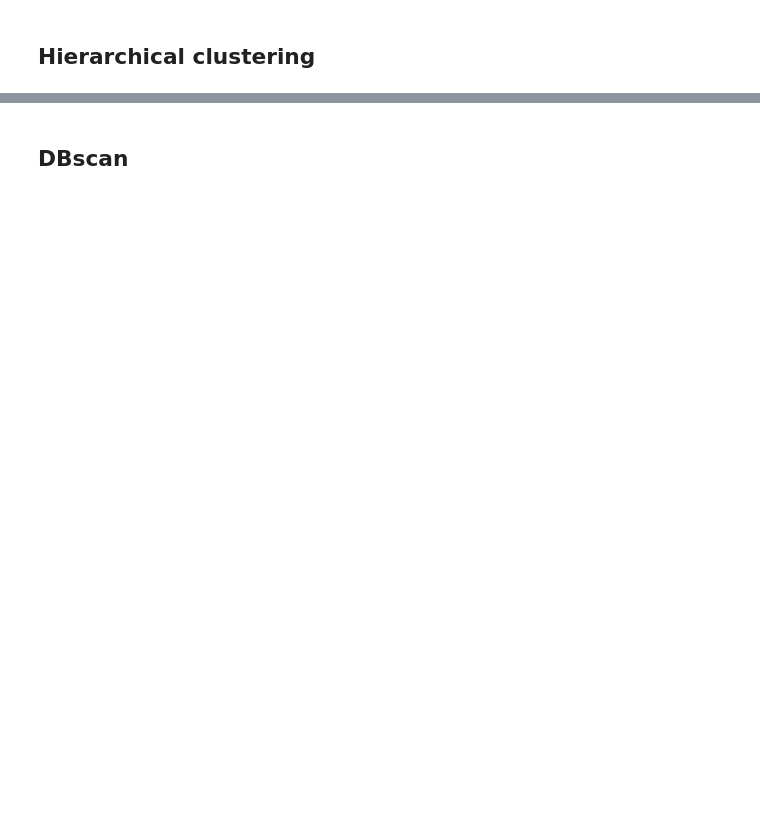
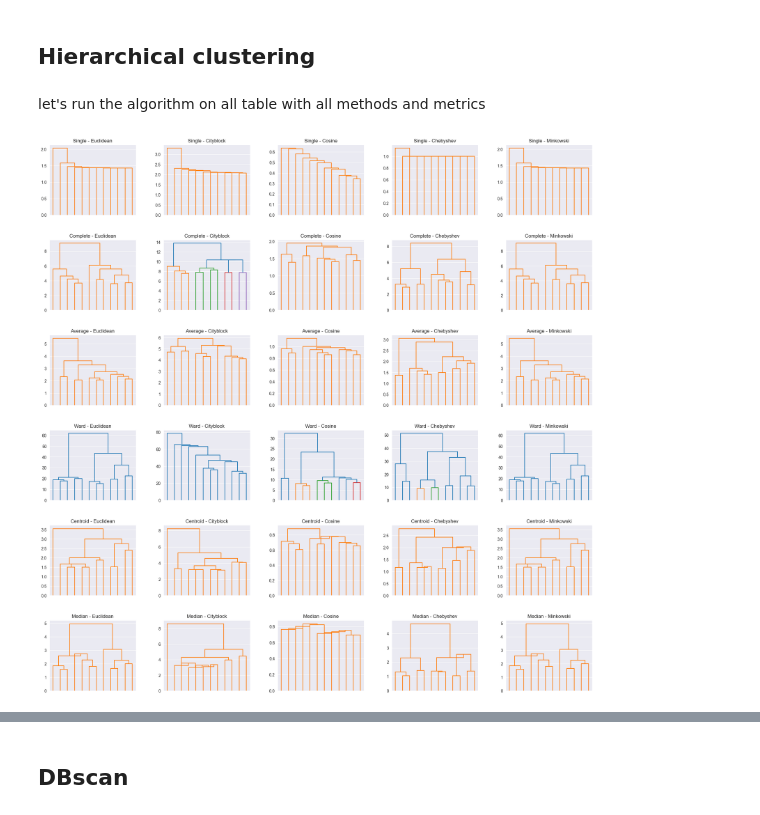
Before and after one commit to DiVitoTommaso/Cyclists-Races_Data-Mining, a Jupyter notebook: Clustering.ipynb, the cells around one changed output, grey strips where cells are left out. Drawn from its saved outputs; the diff is of its cells as text; code cells hidden in the pictures; blank space fills up the shorter version.

Commit message:
clustering

```diff
--- a/Clustering.ipynb
+++ b/Clustering.ipynb
@@ -76,2 +246,46 @@ from sklearn.cluster import KMeans
 # %% [markdown]
 ## Hierarchical clustering
+# %%
+from scipy.stats import mode
+from scipy.spatial.distance import pdist
+from scipy.cluster.hierarchy import linkage, dendrogram
+
+def hc(df, cat, num, color_threshold=10, truncate_mode='lastp', p=12, samples=0):
+    # Linkage and distance metrics to test
+    transformed_data = transform(df, cat, num, samples=samples)[0]
+
+    linkage_methods = ['single', 'complete', 'average', 'ward', 'centroid', 'median']
+    distance_metrics = ['euclidean', 'cityblock', 'cosine', 'chebyshev', 'minkowski']
+
+    # Initialize the plot grid
+    fig, axes = plt.subplots(len(linkage_methods), len(distance_metrics), figsize=(20, 20))
+    fig.tight_layout(pad=4.0)
+
+    for i, method in enumerate(linkage_methods):
+        for j, metric in enumerate(distance_metrics):
+            try:
+                # Compute pairwise distances and hierarchical linkage
+                data_dist = pdist(transformed_data, metric=metric)
+                data_link = linkage(data_dist, method=method)
+
+                # Plot dendrogram
+                dendrogram(
+                    data_link,
+                    ax=axes[i, j],
+                    color_threshold=color_threshold,
+                    truncate_mode=truncate_mode,
+                    p=p,
+                    no_labels=True
+                )
+                axes[i, j].set_title(f'{method.capitalize()} - {metric.capitalize()}')
+            except Exception as e:
+                axes[i, j].set_title(f'{method.capitalize()} - {metric.capitalize()} (Failed)')
+                print(f"Error with {method}-{metric}: {e}")
+
+    plt.show()
+# %% [markdown]
+let's run the algorithm on all table with all methods and metrics
+# %%
+hc(cyclist_df, ['nationality'], ['birth_year','BMI'])
+# %% [output]
+[figure, added]
```
Also changed, not shown: parts of 21 cells of this notebook.
